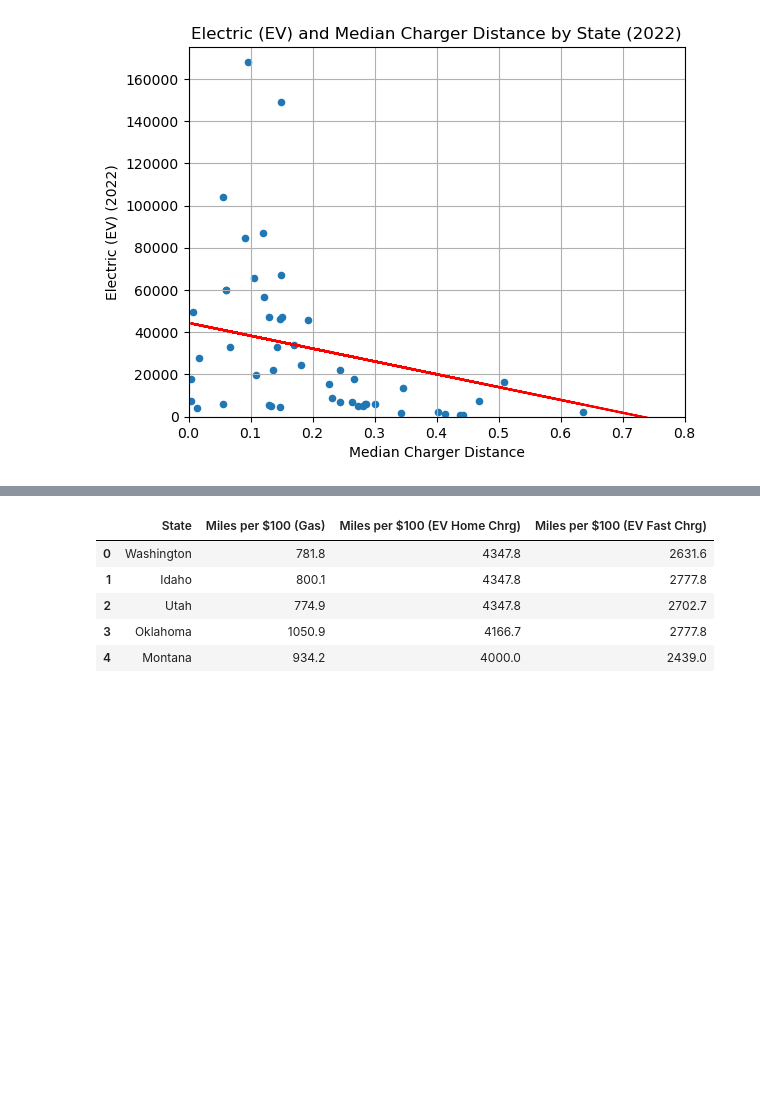
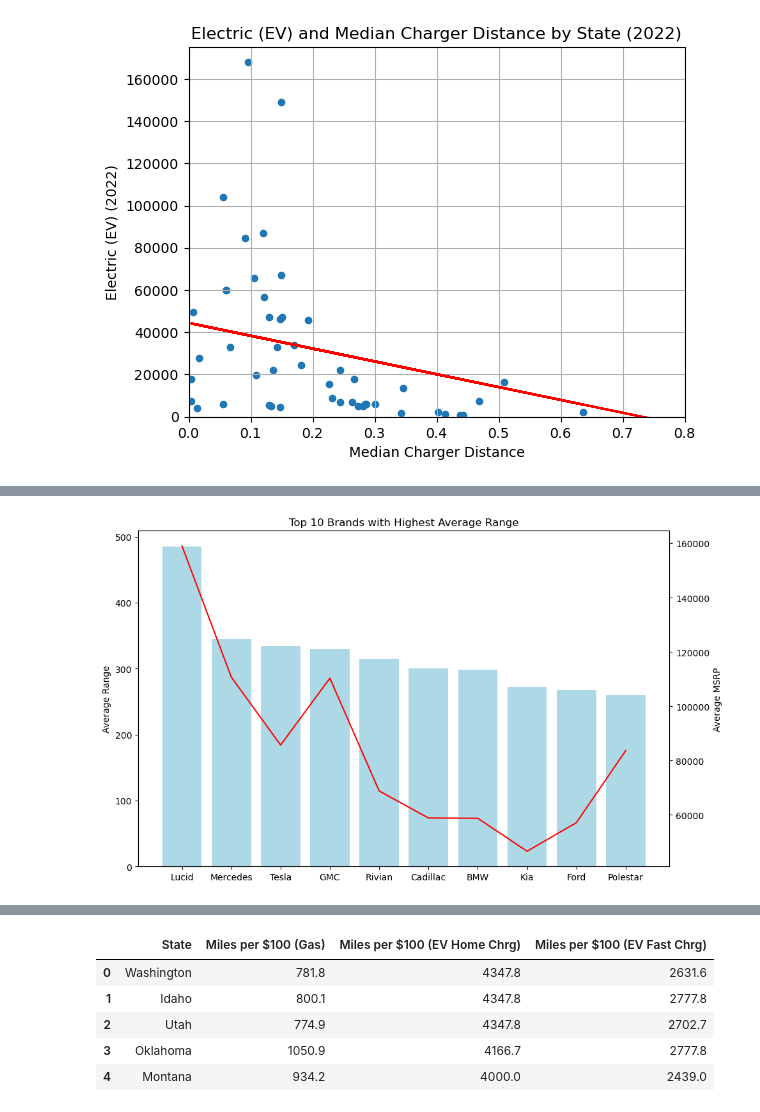
Before and after one commit to MrGoots/ETL_Python_Analysis, a Jupyter notebook: Registration_Files/ALPHA_DataFrame.ipynb, the cells around one changed output, grey strips where cells are left out. Cells and saved outputs as stored; diff of their text form; code cells hidden in the pictures; blank space fills up the shorter version.

```diff
--- a/Registration_Files/ALPHA_DataFrame.ipynb
+++ b/Registration_Files/ALPHA_DataFrame.ipynb
@@ -879,6 +879,6 @@ plt.show()
 The r is: -0.36339267076981246
 [figure]
 # %%
-ev_price_df = EV_Prices.dropna(how="all")
+ev_price_df = pd.read_csv(EV_Prices).dropna(how = 'all')
 ev_price_df
 # %% [output]
@@ -885,0 +903,13 @@ AttributeError: 'str' object has no attribute 'dropna'
+# %%
+# # Decided to convert 'Range' column to numeric, coercing non-numeric values to NaN:from google
+# ev_price_df['Range'] = pd.to_numeric(ev_price_df['Range'], errors='coerce')
+ev_price_df['MSRP'] = [''.join(i.split(',')) for i in ev_price_df['MSRP']]
+
+ev_price_df['Range'] = ev_price_df['Range'].astype('float64')
+ev_price_df['MSRP'] = ev_price_df['MSRP'].astype('float64')
+
+
+
+#used Groupby to calculate the mean range for each brand
+brand_avg_range = ev_price_df.groupby('Brand').mean()
+brand_avg_range
@@ -885,0 +935,8 @@ AttributeError: 'str' object has no attribute 'dropna'
+# %%
+
+# Sorted the brands in descending(high to low) order
+sorted_brands = brand_avg_range.sort_values('Range',ascending=False)
+
+# Select the top 10 brands with the highest average range
+top_10_high_range_brands = sorted_brands.head(10)
+top_10_high_range_brands
@@ -886,3 +1002,18 @@ AttributeError: 'str' object has no attribute 'dropna'
+# %%
+plt.figure(figsize=(10, 6))
+# top_10_high_range_brands.plot(y = 'Range',kind='bar', color='lightblue')
+plt.bar(top_10_high_range_brands.index,top_10_high_range_brands['Range'], color='lightblue')
+plt.ylabel('Average Range')
+plt.twinx()
+plt.plot(top_10_high_range_brands.index,top_10_high_range_brands['MSRP'], color='red')
+plt.title('Top 10 Brands with Highest Average Range')
+plt.xlabel('Brand')
+plt.ylabel('Average MSRP')
+plt.xticks(rotation=45,)
+plt.tight_layout()
+plt.show()
+# %% [output]
+[figure, added]
 # %%
 # on buying behavior
 
```
Also changed, not shown: parts of 6 cells of this notebook, 2 other files.
